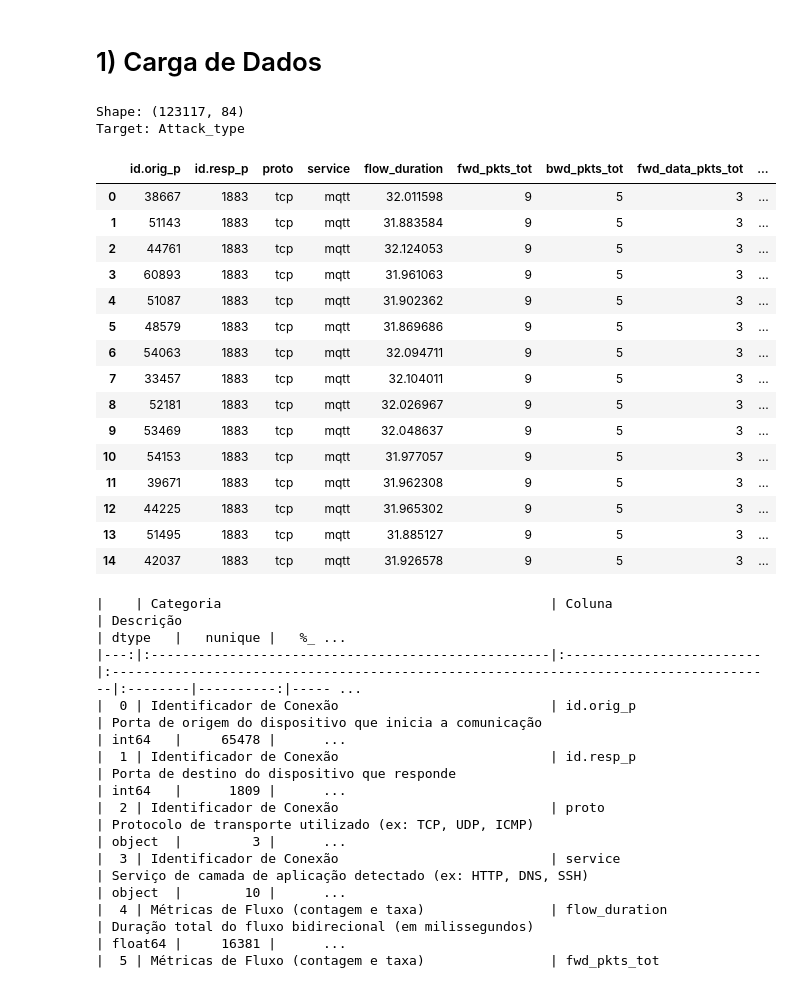
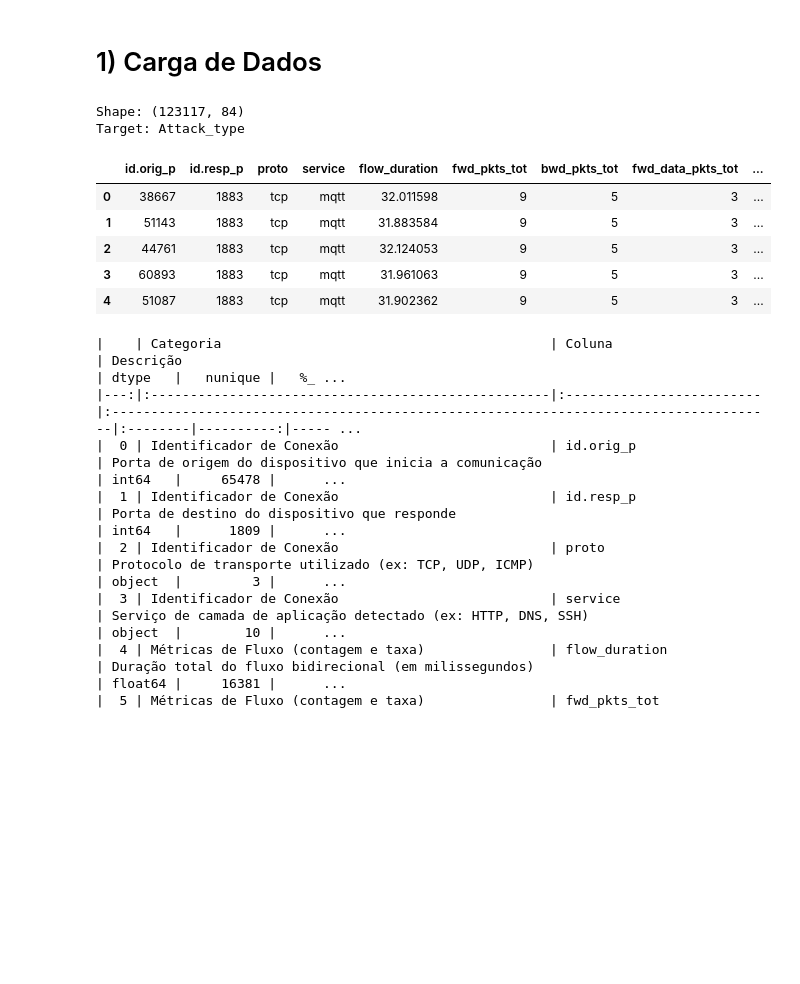
Before and after one commit to MBA-Data-Science-Unifor/IoT-Guard, a Jupyter notebook: artifacts/notebooks/01_EDA_v1.ipynb, the cells around one changed output. Saved outputs shown, nothing was run; the diff lists cells and outputs as text; code cells hidden in the pictures; blank space fills up the shorter version.

```diff
--- a/artifacts/notebooks/01_EDA_v1.ipynb
+++ b/artifacts/notebooks/01_EDA_v1.ipynb
@@ -49,41 +49,29 @@ def save_fig(fig, name, dpi=150):
 # %%
 # Busca do Dataset
 rt_iot2022 = fetch_ucirepo(id=942)
 
 # Seperação das features com a coluna Target
 x = rt_iot2022.data.features
 y = rt_iot2022.data.targets
 
 # União das Linhas e Colunas
 df_iot2022 = pd.concat([x, y], axis=1)
 
 # Definição da coluna target
 target_column = y.columns[0]
 
 print(f'Shape: {df_iot2022.shape}')
 print(f'Target: {target_column}\n')
+display(df_iot2022.head())
 # %% [output]
 Shape: (123117, 84)
 Target: Attack_type
+|  | id.orig_p | id.resp_p | proto | service | flow_duration | fwd_pkts_tot | bwd_pkts_tot | fwd_data_pkts_tot | ... |
+| 0 | 38667 | 1883 | tcp | mqtt | 32.011598 | 9 | 5 | 3 | ... |
+| 1 | 51143 | 1883 | tcp | mqtt | 31.883584 | 9 | 5 | 3 | ... |
+| 2 | 44761 | 1883 | tcp | mqtt | 32.124053 | 9 | 5 | 3 | ... |
+| 3 | 60893 | 1883 | tcp | mqtt | 31.961063 | 9 | 5 | 3 | ... |
+| 4 | 51087 | 1883 | tcp | mqtt | 31.902362 | 9 | 5 | 3 | ... |
-# %%
-df_iot2022.head(15)
-# %% [output]
-|  | id.orig_p | id.resp_p | proto | service | flow_duration | fwd_pkts_tot | bwd_pkts_tot | fwd_data_pkts_tot | ... |
-| 0 | 38667 | 1883 | tcp | mqtt | 32.011598 | 9 | 5 | 3 | ... |
-| 1 | 51143 | 1883 | tcp | mqtt | 31.883584 | 9 | 5 | 3 | ... |
-| 2 | 44761 | 1883 | tcp | mqtt | 32.124053 | 9 | 5 | 3 | ... |
-| 3 | 60893 | 1883 | tcp | mqtt | 31.961063 | 9 | 5 | 3 | ... |
-| 4 | 51087 | 1883 | tcp | mqtt | 31.902362 | 9 | 5 | 3 | ... |
-| 5 | 48579 | 1883 | tcp | mqtt | 31.869686 | 9 | 5 | 3 | ... |
-| 6 | 54063 | 1883 | tcp | mqtt | 32.094711 | 9 | 5 | 3 | ... |
-| 7 | 33457 | 1883 | tcp | mqtt | 32.104011 | 9 | 5 | 3 | ... |
-| 8 | 52181 | 1883 | tcp | mqtt | 32.026967 | 9 | 5 | 3 | ... |
-| 9 | 53469 | 1883 | tcp | mqtt | 32.048637 | 9 | 5 | 3 | ... |
-| 10 | 54153 | 1883 | tcp | mqtt | 31.977057 | 9 | 5 | 3 | ... |
-| 11 | 39671 | 1883 | tcp | mqtt | 31.962308 | 9 | 5 | 3 | ... |
-| 12 | 44225 | 1883 | tcp | mqtt | 31.965302 | 9 | 5 | 3 | ... |
-| 13 | 51495 | 1883 | tcp | mqtt | 31.885127 | 9 | 5 | 3 | ... |
-| 14 | 42037 | 1883 | tcp | mqtt | 31.926578 | 9 | 5 | 3 | ... |
 # %%
 definition_dict = {
     "Identificador de Conexão": [
```
Also changed, not shown: parts of 34 cells of this notebook, 1 other file.
